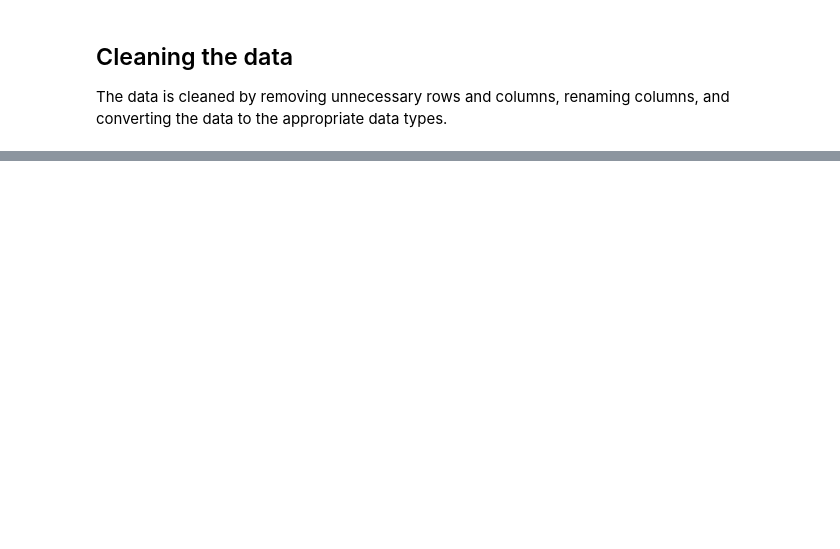
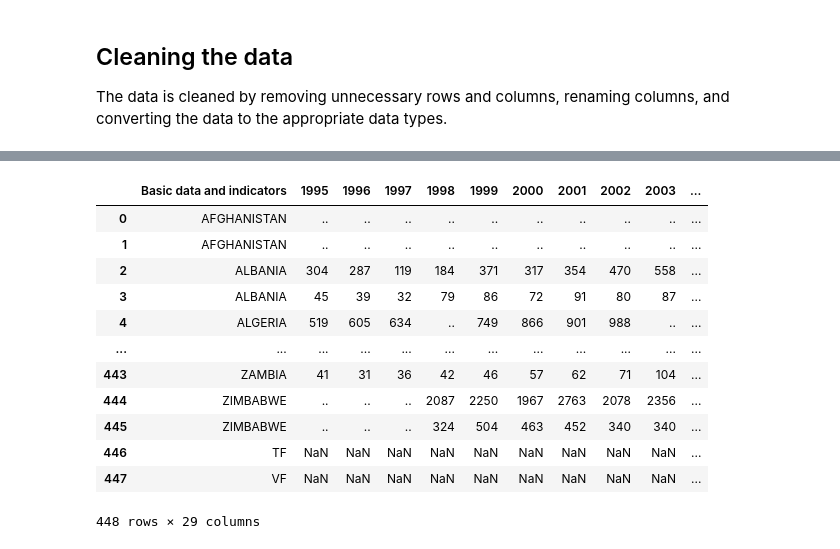
Before and after one commit to scottstossel/datasci-209-final-project, a Jupyter notebook: notebooks/Tourism_data_cleaning.ipynb, the cells around one changed output, grey strips where cells are left out. Cells and saved outputs as stored; diff of their text form; code cells hidden in the pictures; blank space fills up the shorter version.

```diff
--- a/notebooks/Tourism_data_cleaning.ipynb
+++ b/notebooks/Tourism_data_cleaning.ipynb
@@ -255,6 +292,5 @@ For example, when doing 'df[col].method(value, inplace=True)', try using 'df.met
 # %%
 # Group the dataframe by every 6 rows and select rows from position 2 to 4 within each group
 df_arrivals_filtered = df_arrivals.groupby(df_arrivals.index // 6).apply(lambda x: x.iloc[2:4]).reset_index(drop=True)
-
-# Display the collected rows
-display(df_arrivals_filtered)
+df_transport_filtered = df_transport.groupby(df_transport.index // 6).apply(lambda x: x.iloc[2:4]).reset_index(drop=True)
+# df_arrivals_filtered = df_arrivals.groupby(df_arrivals.index // 6).apply(lambda x: x.iloc[2:4]).reset_index(drop=True)
@@ -275,3 +314,19 @@ display(df_arrivals_filtered)
+# %%
+display(df_transport_filtered)
+# %% [output]
+|  | Basic data and indicators | 1995 | 1996 | 1997 | 1998 | 1999 | 2000 | 2001 | 2002 | 2003 | ... |
+| 0 | AFGHANISTAN | .. | .. | .. | .. | .. | .. | .. | .. | .. | ... |
+| 1 | AFGHANISTAN | .. | .. | .. | .. | .. | .. | .. | .. | .. | ... |
+| 2 | ALBANIA | 304 | 287 | 119 | 184 | 371 | 317 | 354 | 470 | 558 | ... |
+| 3 | ALBANIA | 45 | 39 | 32 | 79 | 86 | 72 | 91 | 80 | 87 | ... |
+| 4 | ALGERIA | 519 | 605 | 634 | .. | 749 | 866 | 901 | 988 | .. | ... |
+| ... | ... | ... | ... | ... | ... | ... | ... | ... | ... | ... | ... |
+| 443 | ZAMBIA | 41 | 31 | 36 | 42 | 46 | 57 | 62 | 71 | 104 | ... |
+| 444 | ZIMBABWE | .. | .. | .. | 2087 | 2250 | 1967 | 2763 | 2078 | 2356 | ... |
+| 445 | ZIMBABWE | .. | .. | .. | 324 | 504 | 463 | 452 | 340 | 340 | ... |
+| 446 | TF | NaN | NaN | NaN | NaN | NaN | NaN | NaN | NaN | NaN | ... |
+| 447 | VF | NaN | NaN | NaN | NaN | NaN | NaN | NaN | NaN | NaN | ... |
+448 rows × 29 columns
 # %%
 # Convert the dataframe to numeric, forcing errors to NaN, excluding the "Basic data and indicators" column
 df_arrivals_filtered_numeric = df_arrivals_filtered.drop(columns=["Basic data and indicators"]).apply(pd.to_numeric, errors='coerce')
```
Also changed, not shown: parts of 12 cells of this notebook, 1 other file.
